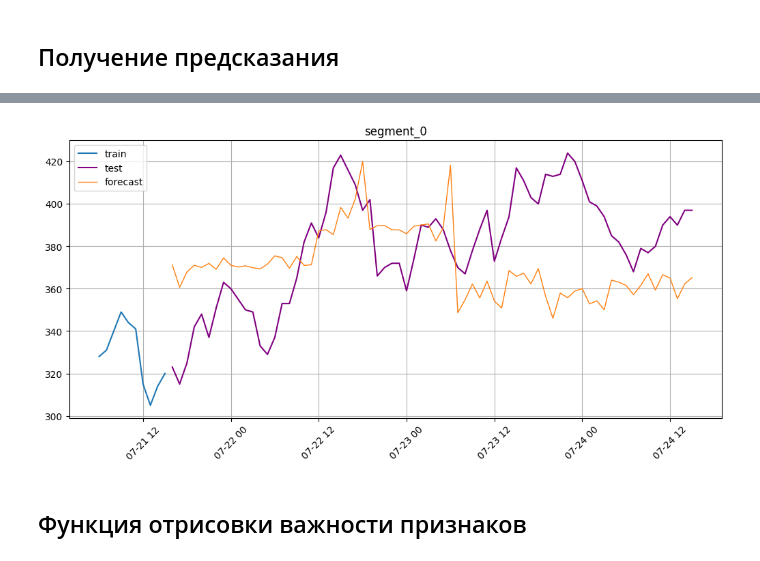
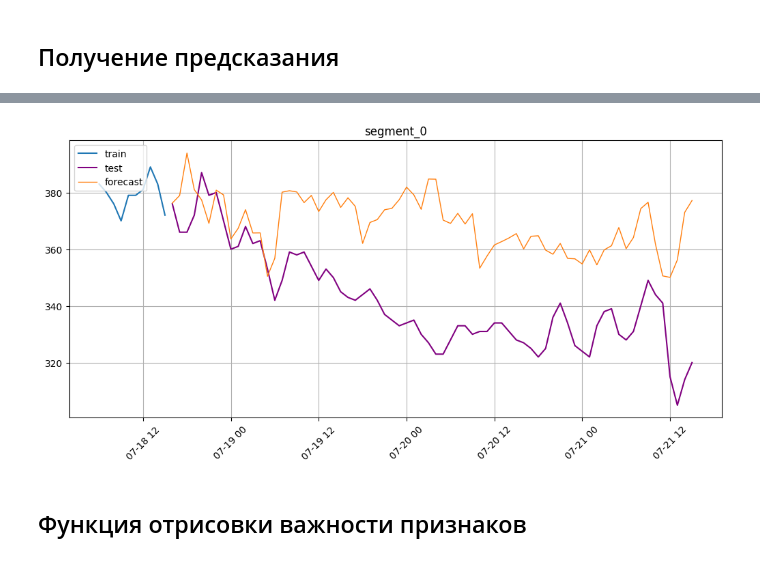
Before and after one commit to AndreiAvdko/solar_wind, a Jupyter notebook: jupiter_notebooks/CatBoost.ipynb, the cells around one changed output, grey strips where cells are left out. Drawn from its saved outputs; the diff is of its cells as text; code cells hidden in the pictures.

```diff
--- a/jupiter_notebooks/CatBoost.ipynb
+++ b/jupiter_notebooks/CatBoost.ipynb
@@ -43,7 +53,7 @@ TRAIN_DATASET_PATH = "C:\\Users\\andre\\OneDrive\\Рабочий стол\\train
 MODEL_SAVING_PATH = "C:\\Users\\andre\\OneDrive\\Рабочий стол\\ВКР\\Модели\\catboost_etna.zip"
 USING_MEASURE_POINTS = 166560
 HORIZON = 72
-VALIDATION_MEASURE_POINTS_END = 171400+72 # 175320
+VALIDATION_MEASURE_POINTS_END = 171400 # +72
 # %% [markdown]
 ## Функция загрузки данных и преобразования в формат ETNA
 # %%
@@ -369,7 +371,7 @@ df_real = get_etna_dataframe(sw_path=TRAIN_DATASET_PATH,
                              target_list=target_list,
                              regressors_list=regressors_list,
                              with_solar_cycle_order_day_feature=False)
-df_real = TSDataset(df_real.df.tail(horizon), freq='h')
+df_real = TSDataset(df_real.df.tail(HORIZON), freq='h')
 
 print("*** Статистика по датасету для прогнозирования ***\n")
 print_TSDataset_statistic(df_for_predict)
@@ -410,5 +412,5 @@ segment_0             1         11               0                 0    h   ]
 Freq: H, Name: target, dtype: float64
-[figure, old version]
+[figure, new version]
 # %% [markdown]
 ## Функция отрисовки важности признаков
 # %%
```
Also changed, not shown: parts of 9 cells of this notebook, 1 other file.
